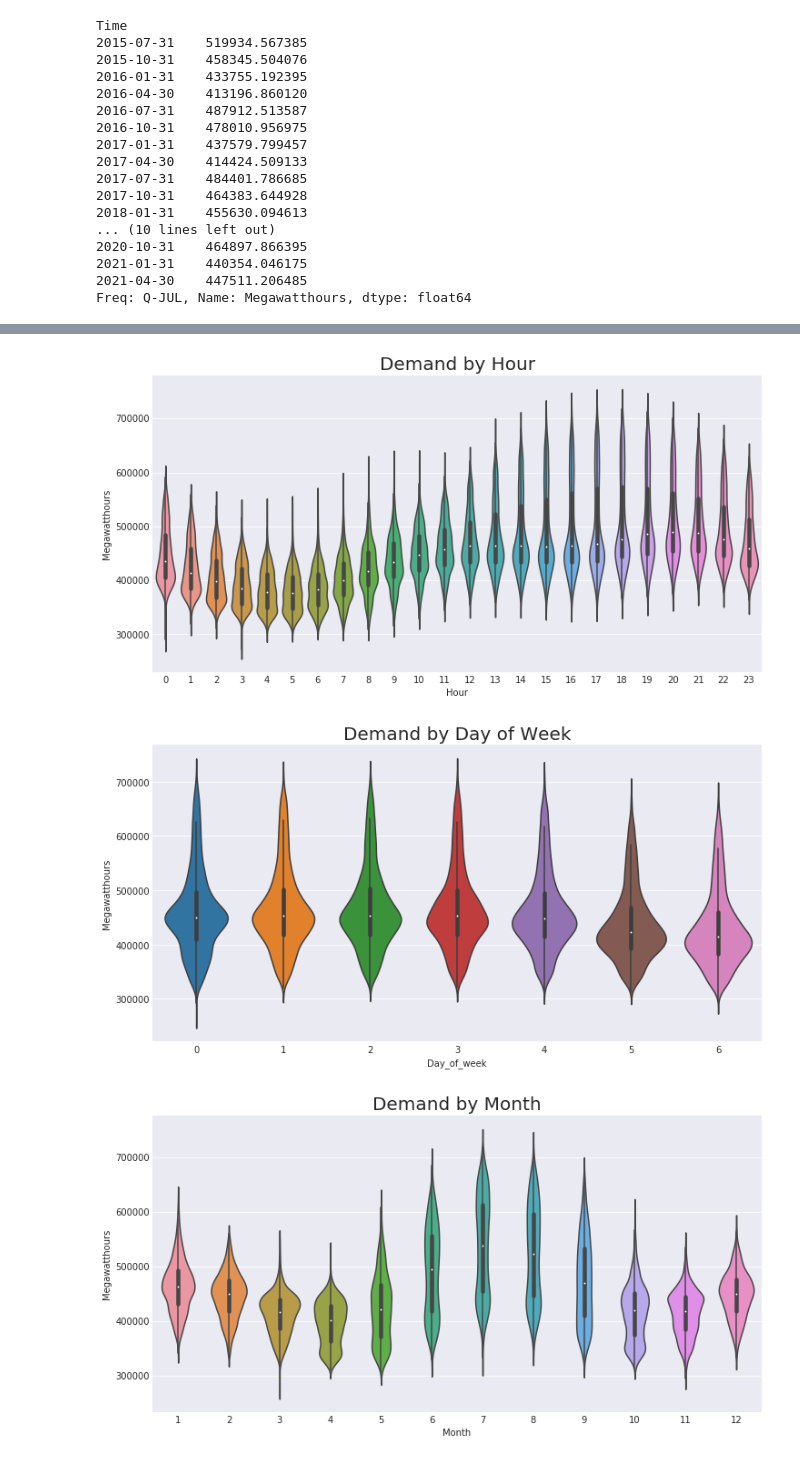
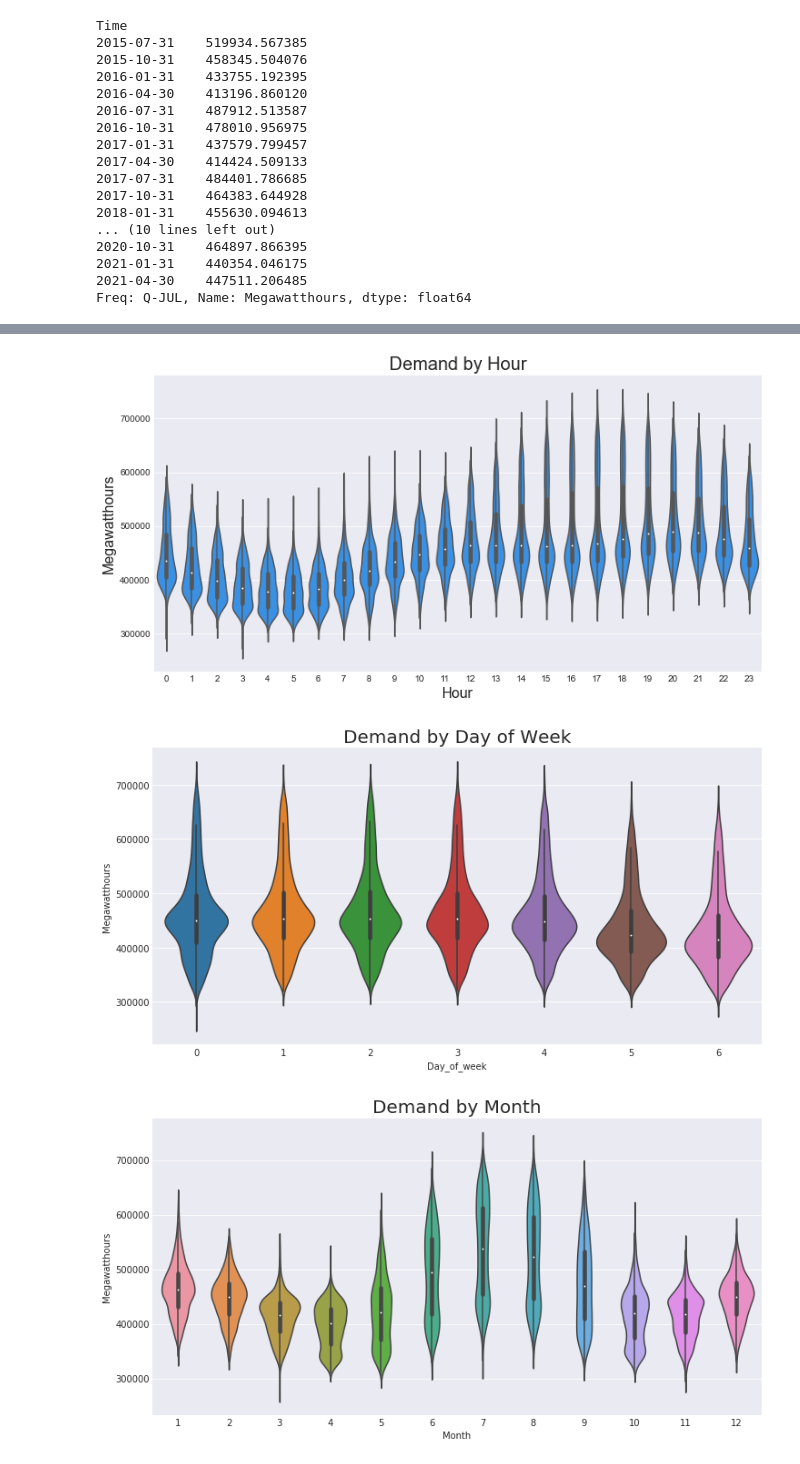
Before and after one commit to ryan-blauwaert/energy_forecasting, a Jupyter notebook: notebooks/EDA.ipynb, the cells around one changed output, grey strips where cells are left out. Drawn from its saved outputs; the diff is of its cells as text; code cells hidden in the pictures.

Commit message:
changed color of violin plots

```diff
--- a/notebooks/EDA.ipynb
+++ b/notebooks/EDA.ipynb
@@ -259,22 +249,26 @@ plt.show()
+# %%
+import seaborn as sns
+fig, ax = plt.subplots(figsize=(12, 6))
+sns.color_palette(n_colors=1)
+sns.violinplot(national_demand['Hour'], national_demand['Megawatthours'], color='dodgerblue')
+ax.set_title('Demand by Hour', size=20)
+ax.set_ylabel('Megawatthours', size=16)
+ax.set_xlabel('Hour', size=16)
+ax.xticks()
+# fig.savefig('../images/eda/hourly_agg_1.png', dpi=500)
+plt.show()
+# %% [output]
+[figure, added]
 # %%
-import seaborn as sns
 fig, ax = plt.subplots(figsize=(12, 6))
-sns.violinplot(national_demand['Hour'], national_demand['Megawatthours'])
-ax.set_title('Demand by Hour', size=20)
-fig.savefig('../images/eda/hourly_agg.png', dpi=400)
+sns.violinplot(national_demand['Day_of_week'], national_demand['Megawatthours'])
+ax.set_title('Demand by Day of Week', size=20)
+# fig.savefig('../images/eda/day_of_week_agg.png', dpi=400)
+
+
 plt.show()
 # %% [output]
-[figure, old version]
+[figure, new version]
-# %%
-fig, ax = plt.subplots(figsize=(12, 6))
-sns.violinplot(national_demand['Day_of_week'], national_demand['Megawatthours'])
-ax.set_title('Demand by Day of Week', size=20)
-fig.savefig('../images/eda/day_of_week_agg.png', dpi=400)
-
-
-plt.show()
-# %% [output]
-[figure, removed]
 # %%
 fig, ax = plt.subplots(figsize=(12, 6))
 sns.violinplot(national_demand['Month'], national_demand['Megawatthours'])
```
Also changed, not shown: parts of 12 cells of this notebook, 5 other files.
